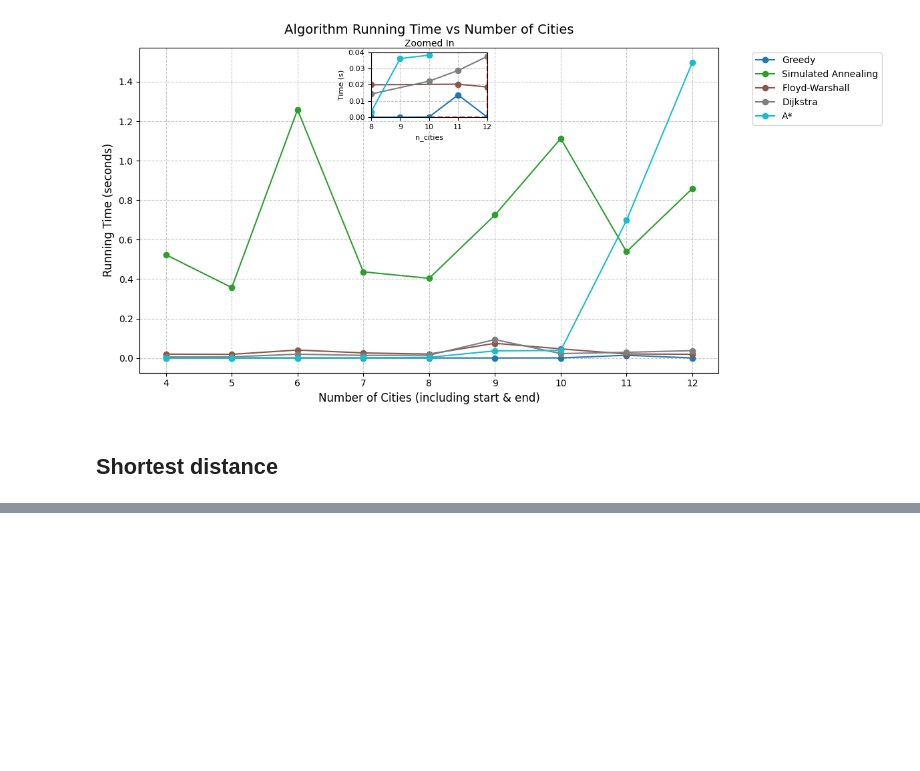
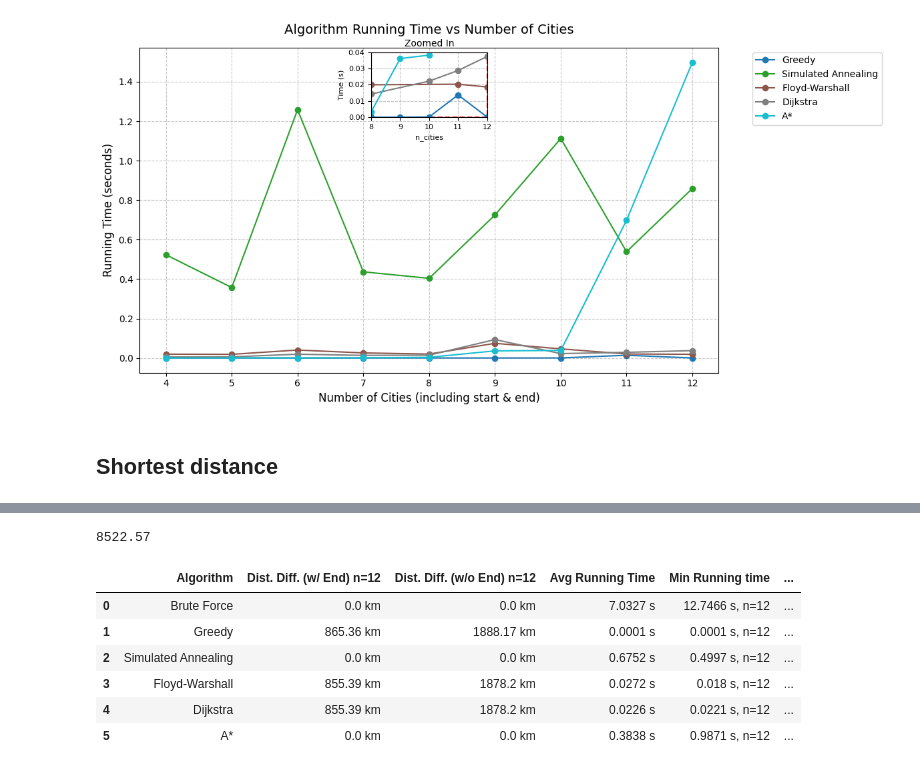
Before and after one commit to eistre/algorithmics2024, a Jupyter notebook: experiments.ipynb, the cells around one changed output, grey strips where cells are left out. Saved outputs shown, nothing was run; the diff lists cells and outputs as text; code cells hidden in the pictures; blank space fills up the shorter version.

```diff
--- a/experiments.ipynb
+++ b/experiments.ipynb
@@ -490,0 +539,74 @@ plot.show()
+# %%
+import pandas as pd
+import numpy as np
+
+# Initialize the new df_overview DataFrame
+columns = ["Algorithm", "Dist. Diff. (w/ End) n=12", "Dist. Diff. (w/o End) n=12", "Avg Running Time", "Min Running time", "Max Running time"]
+df_overview = pd.DataFrame(columns=columns)
+
+# Get the unique algorithms
+algorithms = df2["Algorithm"].unique()
+
+df_w_end_n12 = df2[(df2["End_city"] == True) & (df2["n_cities"] == 12)]
+dist_min = df_w_end_n12["Distance"].min()
+
+df_wo_end_n12 = df2[(df2["End_city"] == False) & (df2["n_cities"] == 12)]
+dist_min_wo_end = df_wo_end_n12["Distance"].min()
+print(dist_min_wo_end)
+
+for algorithm in algorithms:
+    # Filter df2 by the algorithm
+    algorithm_df = df2[df2["Algorithm"] == algorithm]
+
+    # Filter by n=12
+    df_n_12 = algorithm_df[algorithm_df["n_cities"] == 12]
+
+    # Dist. Diff. (w/ End) and Dist. Diff. (w/o End)
+    dist_with_end_min = df_n_12[df_n_12["End_city"] == True]["Distance"].min()  # Min distance with End
+
+    dist_without_end = df_n_12[df_n_12["End_city"] == False]["Distance"].min()  # Min distance without End
+
+    # If both distances are available, calculate difference
+    dist_diff_with_end = dist_min - dist_with_end_min
+    dist_diff_wo_end = dist_min_wo_end - dist_without_end
+
+    # Avg Running Time
+    avg_running_time = algorithm_df["Running_time"].mean()
+
+    min_running_time = df_n_12["Running_time"].min()
+    max_running_time = df_n_12["Running_time"].max()
+
+    # Min and Max Running Time with corresponding n
+    min_running_time_row = df_n_12[df_n_12["Running_time"] == min_running_time].iloc[0]
+    max_running_time_row = df_n_12[df_n_12["Running_time"] == max_running_time].iloc[0]
+
+    min_n = min_running_time_row["n_cities"]
+    max_n = max_running_time_row["n_cities"]
+
+    # Format for "Min Running time" and "Max Running time"
+    min_running_time_str = f"{round(min_running_time, 4)} s, n={min_n}, end_city = {min_running_time_row["End_city"]}"
+    max_running_time_str = f"{round(max_running_time, 4)} s, n={max_n}, end_city = {max_running_time_row["End_city"]}"
+
+    # Create the new row for df_overview
+    new_row = {
+        "Algorithm": algorithm,
+        "Dist. Diff. (w/ End) n=12": f"{abs(round(dist_diff_with_end, 2))} km",
+        "Dist. Diff. (w/o End) n=12": f"{abs(round(dist_diff_wo_end, 2))} km",
+        "Avg Running Time": f"{round(avg_running_time, 4)} s",
+        "Min Running time": min_running_time_str,
+        "Max Running time": max_running_time_str
+    }
+
+    # Append the new row to df_overview
+    df_overview = pd.concat([df_overview, pd.DataFrame([new_row])], ignore_index=True)
+
+df_overview
+# %% [output]
+8522.57
+|  | Algorithm | Dist. Diff. (w/ End) n=12 | Dist. Diff. (w/o End) n=12 | Avg Running Time | Min Running time | ... |
+| 0 | Brute Force | 0.0 km | 0.0 km | 7.0327 s | 12.7466 s, n=12 | ... |
+| 1 | Greedy | 865.36 km | 1888.17 km | 0.0001 s | 0.0001 s, n=12 | ... |
+| 2 | Simulated Annealing | 0.0 km | 0.0 km | 0.6752 s | 0.4997 s, n=12 | ... |
+| 3 | Floyd-Warshall | 855.39 km | 1878.2 km | 0.0272 s | 0.018 s, n=12 | ... |
+| 4 | Dijkstra | 855.39 km | 1878.2 km | 0.0226 s | 0.0221 s, n=12 | ... |
+| 5 | A* | 0.0 km | 0.0 km | 0.3838 s | 0.9871 s, n=12 | ... |
```
Also changed, not shown: parts of 4 cells of this notebook, 1 other file.
